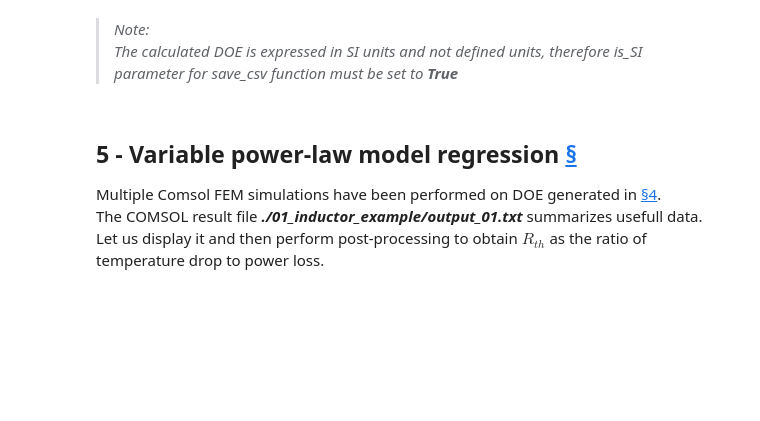
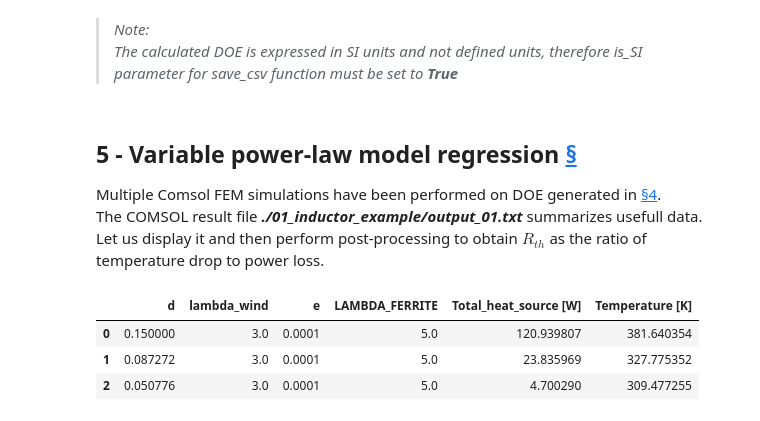
Before and after one commit to SizingLab/pyvplm, a Jupyter notebook: notebooks/01_inductor_example.ipynb, the cells around one changed output. Drawn from its saved outputs; the diff is of its cells as text; code cells hidden in the pictures; blank space fills up the shorter version.

```diff
--- a/notebooks/01_inductor_example.ipynb
+++ b/notebooks/01_inductor_example.ipynb
@@ -163,10 +211,18 @@ The COMSOL result file ***./01_inductor_example/output_01.txt*** summarizes usef
 # %%
 # Import pyVPLM modules/functions
 from pyvplm.addon.comsoladdon import import_file
+import copy
 
 # Import FEM thermal simulations results and plot 3 first points
-doeX_FEM = import_file('./01_inductor_example/output_01', parameter_set, units='from_file')
+reduced_parameter_set = copy.deepcopy(parameter_set)
+del reduced_parameter_set['rth']
+doeX_FEM = import_file('./01_inductor_example/output_01', reduced_parameter_set, units='from_file')
 doeX_FEM.head(n=3)
+# %% [output]
+|  | d | lambda_wind | e | LAMBDA_FERRITE | Total_heat_source [W] | Temperature [K] |
+| 0 | 0.150000 | 3.0 | 0.0001 | 5.0 | 120.939807 | 381.640354 |
+| 1 | 0.087272 | 3.0 | 0.0001 | 5.0 | 23.835969 | 327.775352 |
+| 2 | 0.050776 | 3.0 | 0.0001 | 5.0 | 4.700290 | 309.477255 |
 # %%
 # Make little post-processing by replacing power loss and temperature drop by Rth:
 doeX_FEM['rth'] = (doeX_FEM['Temperature [K]']-300)/doeX_FEM['Total_heat_source [W]']
```
Also changed, not shown: parts of 10 cells of this notebook, 9 other files.
